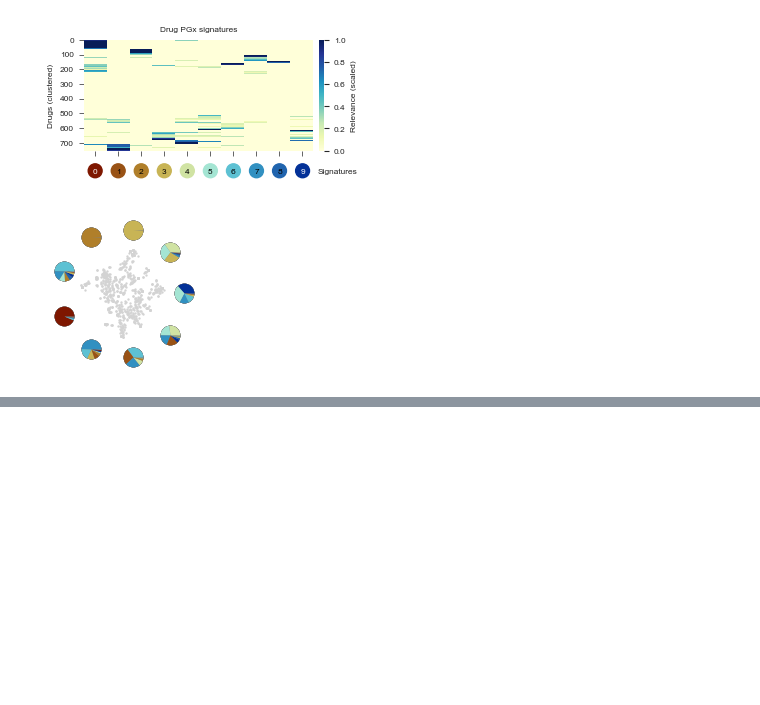
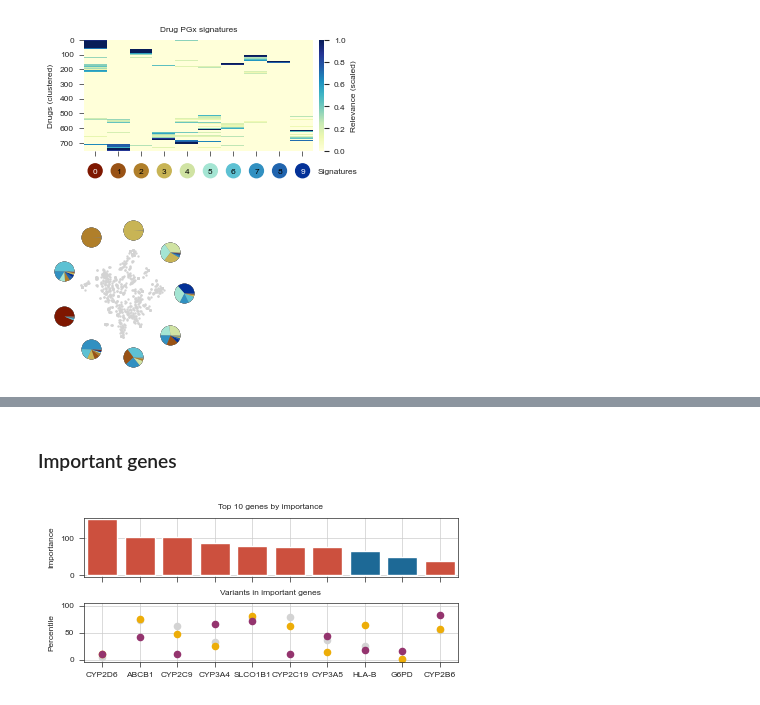
Before and after one commit to ersilia-os/pharmacogx-embeddings, a Jupyter notebook: paper/figure1_topic_modeling.ipynb, the cells around one changed output, grey strips where cells are left out. Saved outputs shown, nothing was run; the diff lists cells and outputs as text; code cells hidden in the pictures; blank space fills up the shorter version.

Commit message:
more figures

```diff
--- a/paper/figure1_topic_modeling.ipynb
+++ b/paper/figure1_topic_modeling.ipynb
@@ -207,0 +280,37 @@ stylia.save_figure("assets/signature_genes.png")
+# %% [markdown]
+### Important genes
+# %%
+num_genes = 10
+named_colors = stylia.colors.colors.NamedColors()
+colors = [named_colors.blue if i == 0 else named_colors.red for i in df["is_adme"]]
+
+fig, axs = stylia.create_figure(2, 1, width=TWO_COLUMNS_WIDTH*0.65, height=TWO_COLUMNS_WIDTH*0.8/3)
+ax = axs.next()
+ax.bar(x = [i for i in range(num_genes)], height = df["importance"].tolist()[:num_genes], color=colors, edgecolor="white")
+stylia.label(ax=ax, title="Top {0} genes by importance".format(num_genes), xlabel="", ylabel="Importance")
+ax.set_xticks([i for i in range(num_genes)])
+ax.set_xticklabels([])
+ax.set_ylim(-5, 155)
+ax.set_xlim(-0.5, num_genes-0.5)
+plt.tight_layout()
+
+ax = axs.next()
+for i, v in enumerate(df[["gene_name", "total_variants_perc"]].values[:num_genes]):
+    ax.scatter([i], [v[1]], color=named_colors.gray, s=20)
+for i, v in enumerate(df[["gene_name", "afr_abundant_variants_perc"]].values[:num_genes]):
+    ax.scatter([i], [v[1]], color=named_colors.yellow, s=20)
+for i, v in enumerate(df[["gene_name", "afr_specific_variants_perc"]].values[:num_genes]):
+    ax.scatter([i], [v[1]], color=named_colors.purple, s=20)
+
+ax.set_xticks([i for i in range(num_genes)])
+ax.set_xticklabels(df["gene_name"].tolist()[:num_genes])
+
+ax.set_ylim(-5, 105)
+ax.set_xlim(-0.5, num_genes-0.5)
+stylia.label(ax=ax, title="Variants in important genes".format(num_genes), xlabel="", ylabel="Percentile")
+
+plt.tight_layout()
+
+stylia.save_figure("assets/top_signature_genes_with_variants.png")
+# %% [output]
+[figure, added]
```
Also changed, not shown: parts of 7 cells of this notebook, 1 other file.
